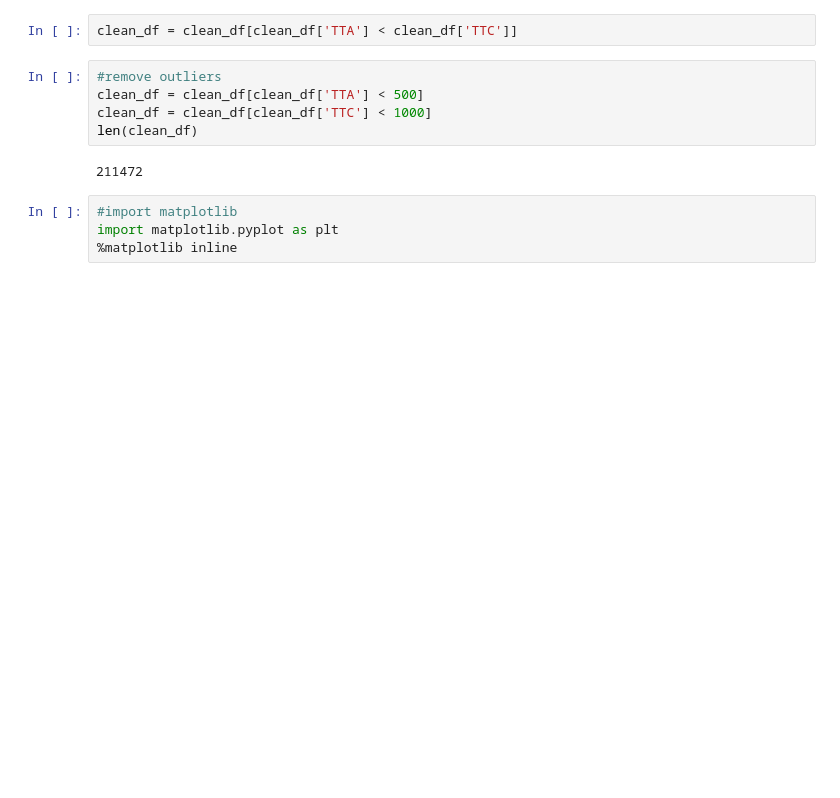
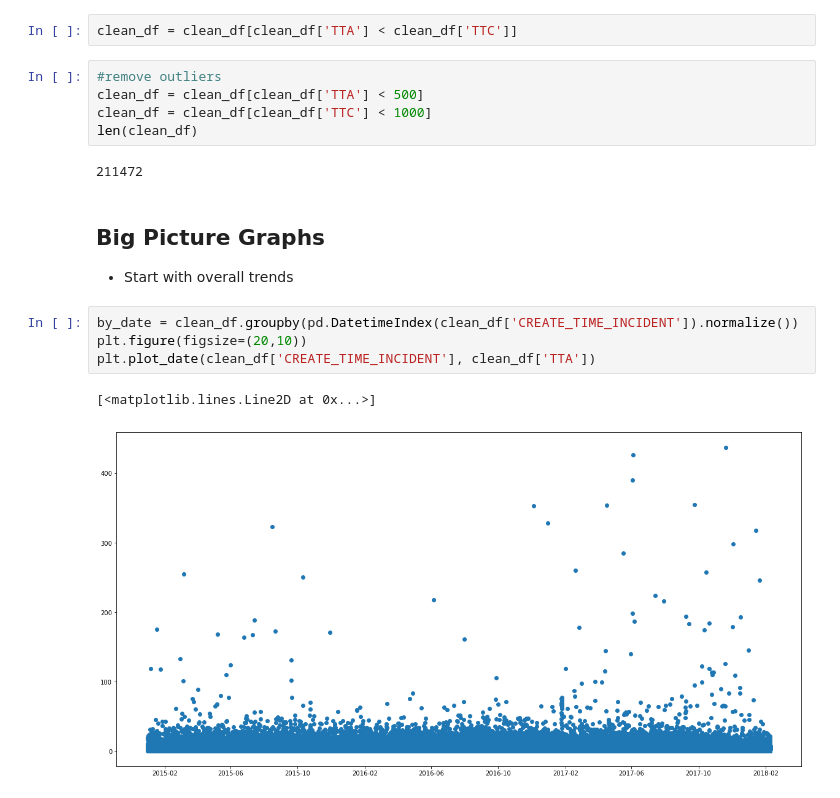
Before and after one commit to billmcmillin/python-data-day, a Jupyter notebook: sample/Visualization.ipynb, the cells around one changed output. Cells and saved outputs as stored; diff of their text form; blank space fills up the shorter version.

Commit message:
add group by date viz

```diff
--- a/sample/Visualization.ipynb
+++ b/sample/Visualization.ipynb
@@ -66,7 +69,13 @@ clean_df = clean_df[clean_df['TTC'] < 1000]
 len(clean_df)
 # %% [output]
 211472
-# %%
-#import matplotlib
-import matplotlib.pyplot as plt
-%matplotlib inline
+# %% [markdown]
+## Big Picture Graphs
+* Start with overall trends
+# %%
+by_date = clean_df.groupby(pd.DatetimeIndex(clean_df['CREATE_TIME_INCIDENT']).normalize())
+plt.figure(figsize=(20,10))
+plt.plot_date(clean_df['CREATE_TIME_INCIDENT'], clean_df['TTA'])
+# %% [output]
+[<matplotlib.lines.Line2D at 0x...>]
+[figure, added]
```
Also changed, not shown: parts of 7 cells of this notebook, 1 other file.
